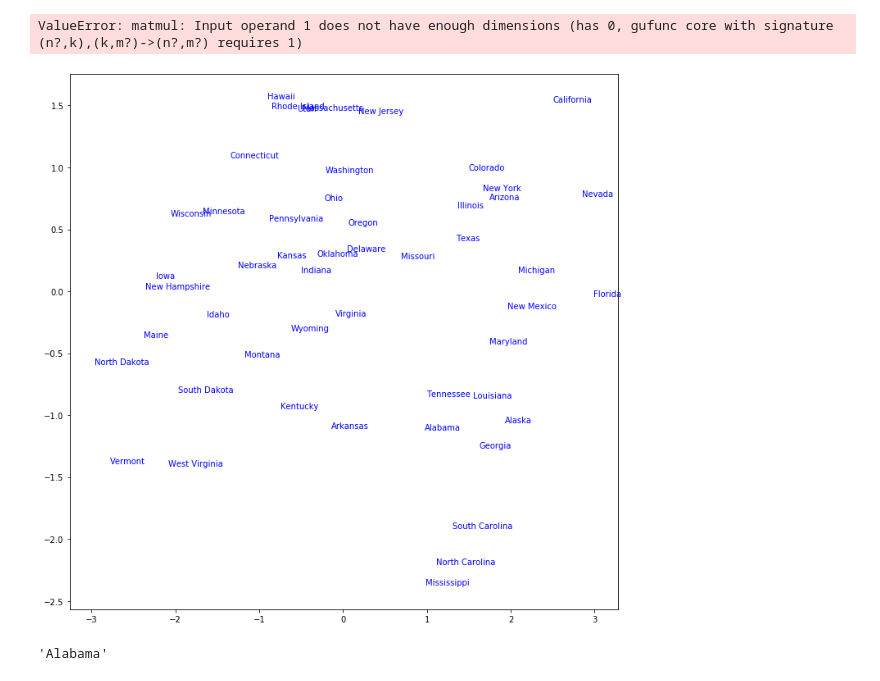
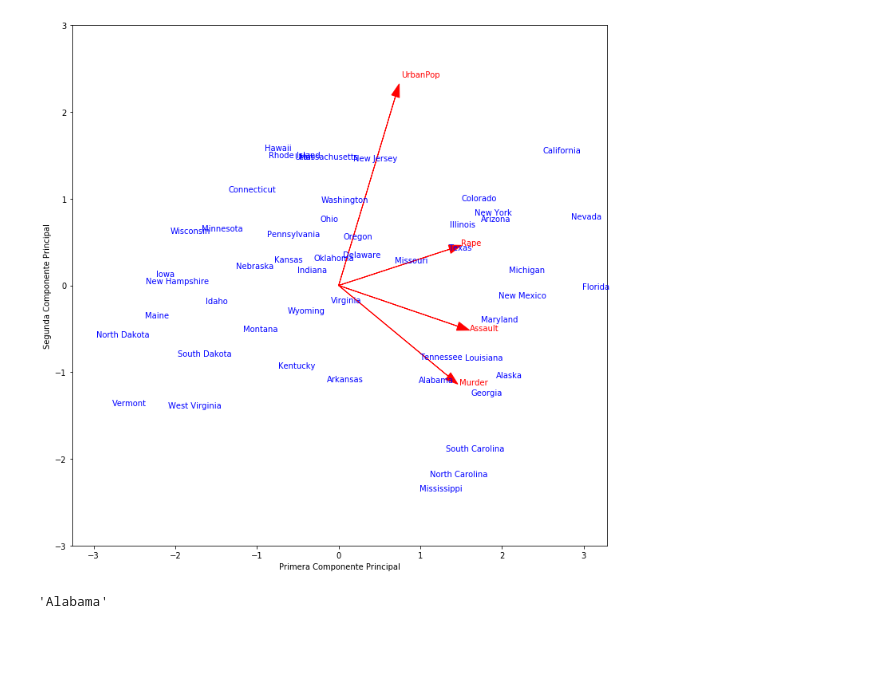
Before and after one commit to Jose991019/PenarandaJose_Ejercicio9, a Jupyter notebook: Untitled.ipynb, the cells around one changed output. Drawn from its saved outputs; the diff is of its cells as text; code cells hidden in the pictures; blank space fills up the shorter version.

```diff
--- a/Untitled.ipynb
+++ b/Untitled.ipynb
@@ -10,32 +10,31 @@ datos2 = (datos2 - datos2.mean())/datos.std()
 # %%
 cov_matrix = np.cov(datos2.T)
 
 values, vectors = np.linalg.eig(cov_matrix)
 
 vector_A = vectors[:,0]
 vector_B = vectors[:,1]
 
 plt.figure(figsize=(12,12))
 datos = np.array(datos)
 
 for i in range(len(datos)):
     model = datos[:,0][i]
     v = np.array(datos2.iloc[i])
     x = np.dot(vector_A, v)
     y = np.dot(vector_B, v)
     plt.text(x,-y, model, fontsize=10, color='blue')
     plt.scatter(x, -y, s=0.001)
 
 for j in range(len(columnas)):
-    plt.arrow(0.0, 0.0, 2.5*vector_A[j]np.array([1,-1,1,-1])@, -2.5*vector_B[j], color='red', head_width=0.1)
-    plt.text(2.75*vector_A[j], 2.75*vector_B[j], columnas[j], color='red')
+    plt.arrow(0.0, 0.0, 2.5*vector_A[j], -2.5*vector_B[j], color='red', head_width=0.1)
+    plt.text(2.75*vector_A[j], -2.75*vector_B[j], columnas[j], color='red')
 plt.ylim(-3,3)
 plt.xlabel('Primera Componente Principal')
 plt.ylabel('Segunda Componente Principal')
 plt.savefig('componentes_principales.png', bbox_inches='tight')
 # %% [output]
-ValueError: matmul: Input operand 1 does not have enough dimensions (has 0, gufunc core with signature (n?,k),(k,m?)->(n?,m?) requires 1)
-[figure, old version]
+[figure, new version]
 # %%
 datos = np.array(datos)
 # %%
```
